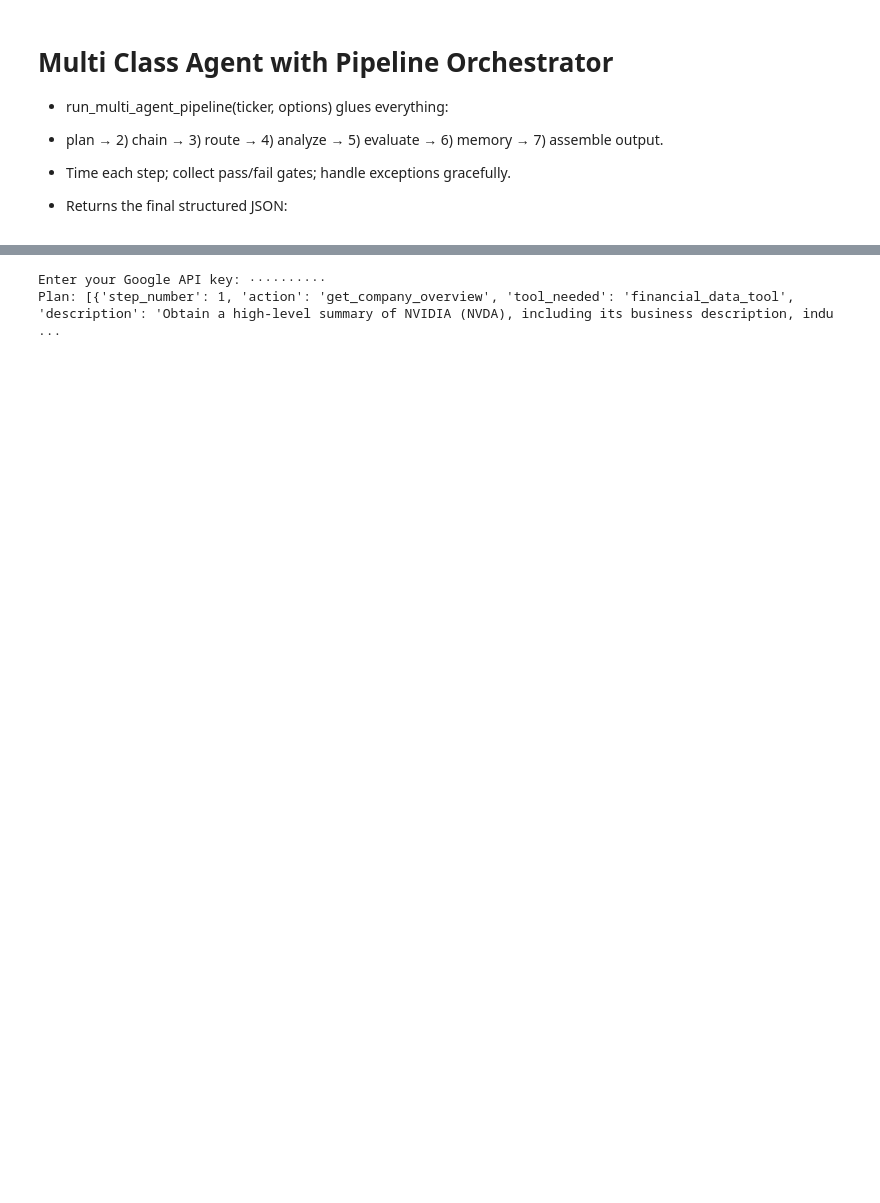
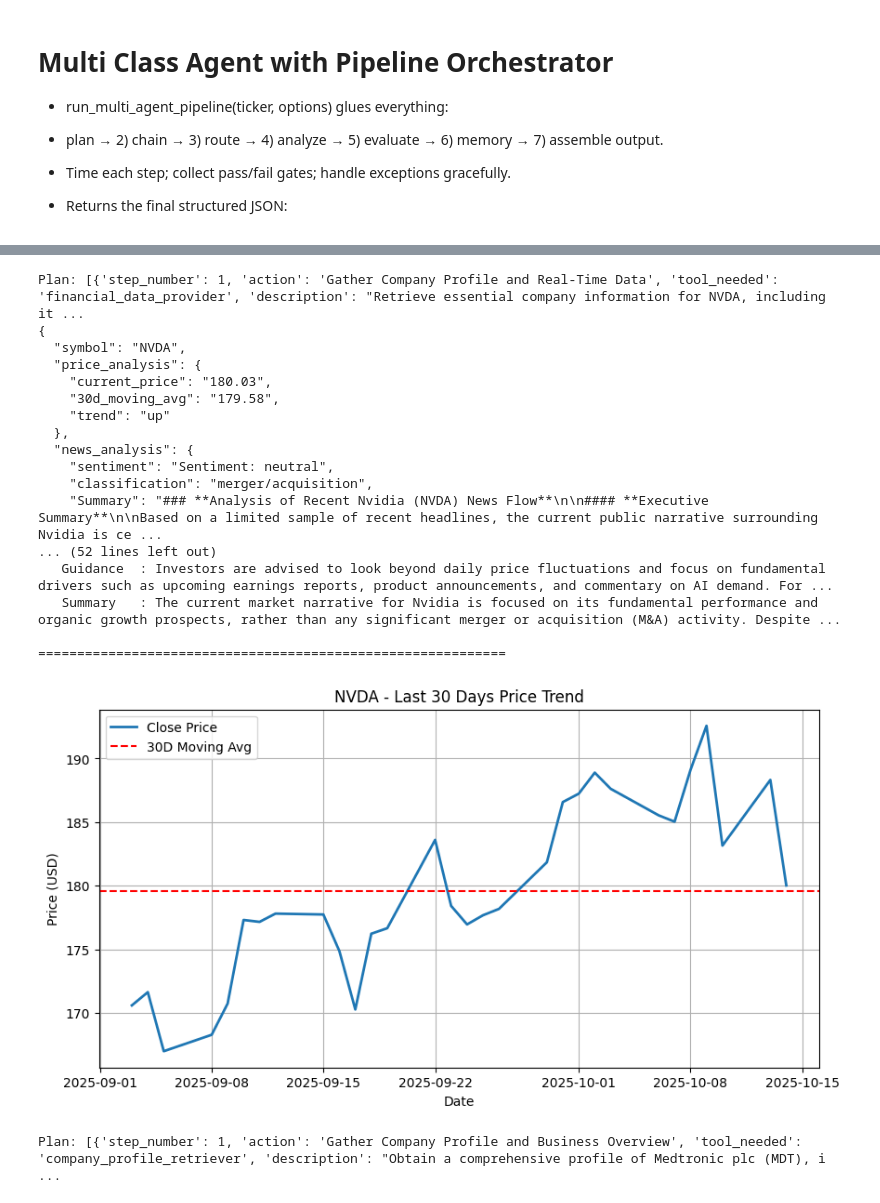
Before and after one commit to Triple-A-AAI520/AAI-520_Group3_Final_Project, a Jupyter notebook: Financial_Analist.ipynb, the cells around one changed output, grey strips where cells are left out. Drawn from its saved outputs; the diff is of its cells as text; code cells hidden in the pictures; blank space fills up the shorter version.

```diff
--- a/Financial_Analist.ipynb
+++ b/Financial_Analist.ipynb
@@ -537,8 +532,34 @@ Financial Report: AAPL
+# %%
+agent = InvestmentResearchAgent("NVDA")  # MSFT, NVDA, TSLA, MDT
+result = agent.run()
+print(json.dumps(result, indent=2))
+
+stock = yf.Ticker("NVDA")
+hist = stock.history(period="30d")
+display_report(result, hist)
+# %% [output]
+Plan: [{'step_number': 1, 'action': 'Gather Company Profile and Real-Time Data', 'tool_needed': 'financial_data_provider', 'description': "Retrieve essential company information for NVDA, including it ...
+{
+  "symbol": "NVDA",
+  "price_analysis": {
+    "current_price": "180.03",
+    "30d_moving_avg": "179.58",
+    "trend": "up"
+  },
+  "news_analysis": {
+    "sentiment": "Sentiment: neutral",
+    "classification": "merger/acquisition",
+    "Summary": "### **Analysis of Recent Nvidia (NVDA) News Flow**\n\n#### **Executive Summary**\n\nBased on a limited sample of recent headlines, the current public narrative surrounding Nvidia is ce ...
+... (52 lines left out)
+   Guidance  : Investors are advised to look beyond daily price fluctuations and focus on fundamental drivers such as upcoming earnings reports, product announcements, and commentary on AI demand. For ...
+   Summary   : The current market narrative for Nvidia is focused on its fundamental performance and organic growth prospects, rather than any significant merger or acquisition (M&A) activity. Despite ...
+
+============================================================
+[figure, added]
 # %%
-agent = InvestmentResearchAgent("NVDA")  # MSFT, NVDA, TSLA, MDT
+agent = InvestmentResearchAgent("MDT")  # MSFT, NVDA, TSLA, MDT
 result = agent.run()
-print(json.dumps(result, indent=2))
+# print(json.dumps(result, indent=2))
 # %% [output]
-Enter your Google API key: ··········
-Plan: [{'step_number': 1, 'action': 'get_company_overview', 'tool_needed': 'financial_data_tool', 'description': 'Obtain a high-level summary of NVIDIA (NVDA), including its business description, indu ...
+Plan: [{'step_number': 1, 'action': 'Gather Company Profile and Business Overview', 'tool_needed': 'company_profile_retriever', 'description': "Obtain a comprehensive profile of Medtronic plc (MDT), i ...
 # %%
```
Also changed, not shown: parts of 12 cells of this notebook, 1 other file.
